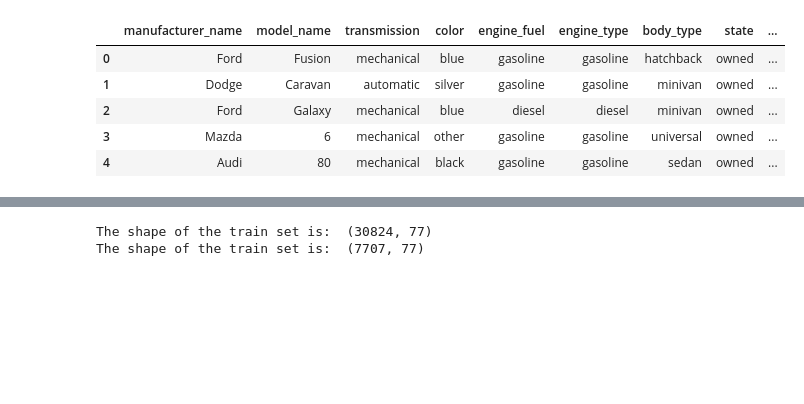
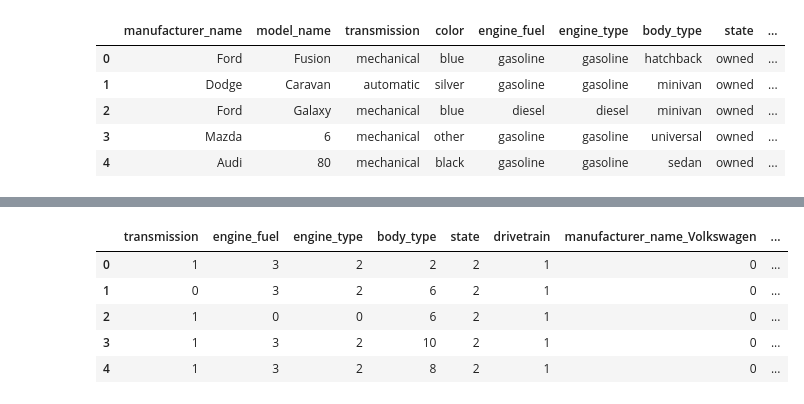
Before and after one commit to obeabi/SdsOctober2020Challenge, a Jupyter notebook: CategoricalCols_Main.ipynb, the cells around one changed output, grey strips where cells are left out. Cells and saved outputs as stored; diff of their text form; code cells hidden in the pictures; blank space fills up the shorter version.

```diff
--- a/CategoricalCols_Main.ipynb
+++ b/CategoricalCols_Main.ipynb
@@ -580,8 +552,17 @@ cat_df_train_se2.head()
-# %%
-# Print shape of train and test set after modifications
-print("The shape of the train set is: ", cat_df_train.shape)
-
-print("The shape of the train set is: ", cat_df_test.shape)
-# %% [output]
-The shape of the train set is:  (30824, 77)
-The shape of the train set is:  (7707, 77)
+# %%
+# Target encode specific columns
+target_cols = ['transmission','engine_fuel', 'engine_type', 'body_type','state','drivetrain']
+from sklearn.preprocessing import LabelEncoder
+le2 = LabelEncoder()
+cat_df_train_se[target_cols]= cat_df_train_se[target_cols].apply(le2.fit_transform)
+cat_df_test_se[target_cols]= cat_df_test_se[target_cols].apply(le2.fit_transform)
+
+
+cat_df_train_se.head()
+# %% [output]
+|  | transmission | engine_fuel | engine_type | body_type | state | drivetrain | manufacturer_name_Volkswagen | ... |
+| 0 | 1 | 3 | 2 | 2 | 2 | 1 | 0 | ... |
+| 1 | 0 | 3 | 2 | 6 | 2 | 1 | 0 | ... |
+| 2 | 1 | 0 | 0 | 6 | 2 | 1 | 0 | ... |
+| 3 | 1 | 3 | 2 | 10 | 2 | 1 | 0 | ... |
+| 4 | 1 | 3 | 2 | 8 | 2 | 1 | 0 | ... |
```
Also changed, not shown: parts of 18 cells of this notebook.
